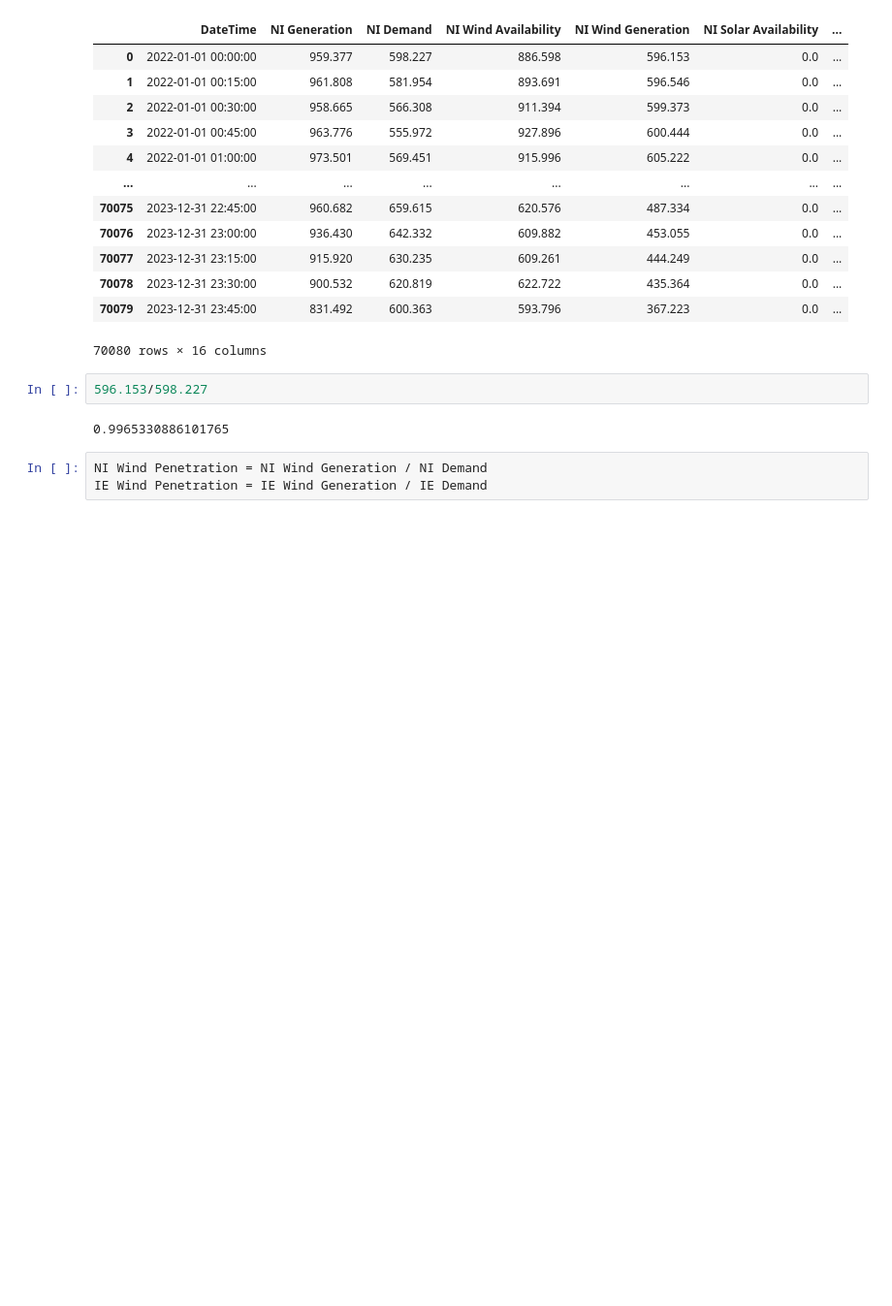
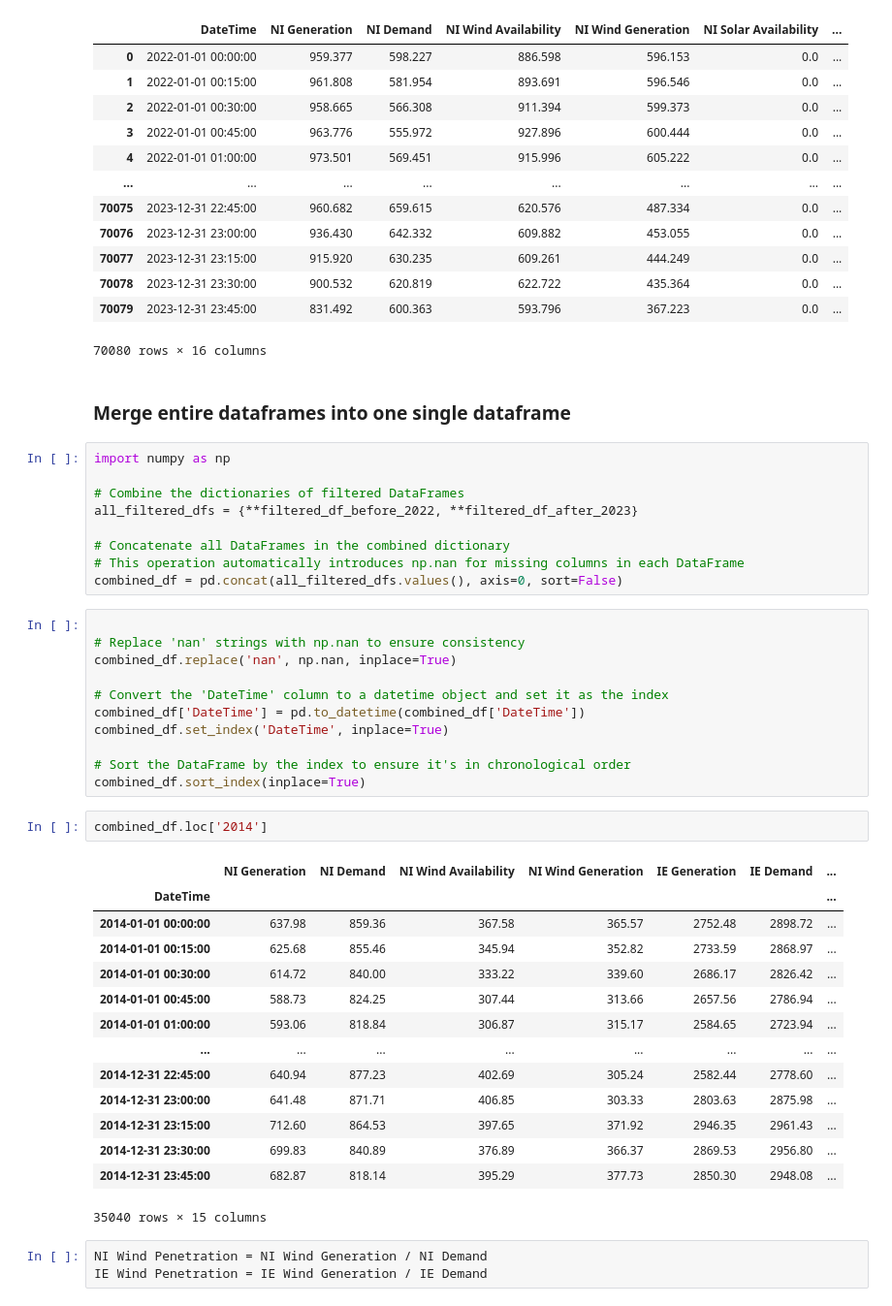
Before and after one commit to SaM-92/DataInsightChatbot, a Jupyter notebook: PoC_nb.ipynb, the cells around one changed output. Shown: that part at 97% size. Cells and saved outputs as stored; diff of their text form; blank space fills up the shorter version.

Commit message:
Concatenate all DataFrames into single one for better data handling

```diff
--- a/PoC_nb.ipynb
+++ b/PoC_nb.ipynb
@@ -164,10 +164,45 @@ filtered_df_after_2023['df_2022_2023_filtered']
 | 70078 | 2023-12-31 23:30:00 | 900.532 | 620.819 | 622.722 | 435.364 | 0.0 | ... |
 | 70079 | 2023-12-31 23:45:00 | 831.492 | 600.363 | 593.796 | 367.223 | 0.0 | ... |
 70080 rows × 16 columns
-# %%
-596.153/598.227
-# %% [output]
-0.9965330886101765
+# %% [markdown]
+### Merge entire dataframes into one single dataframe
+# %%
+import numpy as np
+
+# Combine the dictionaries of filtered DataFrames
+all_filtered_dfs = {**filtered_df_before_2022, **filtered_df_after_2023}
+
+# Concatenate all DataFrames in the combined dictionary
+# This operation automatically introduces np.nan for missing columns in each DataFrame
+combined_df = pd.concat(all_filtered_dfs.values(), axis=0, sort=False)
+# %%
+
+# Replace 'nan' strings with np.nan to ensure consistency
+combined_df.replace('nan', np.nan, inplace=True)
+
+# Convert the 'DateTime' column to a datetime object and set it as the index
+combined_df['DateTime'] = pd.to_datetime(combined_df['DateTime'])
+combined_df.set_index('DateTime', inplace=True)
+
+# Sort the DataFrame by the index to ensure it's in chronological order
+combined_df.sort_index(inplace=True)
+# %%
+combined_df.loc['2014']
+# %% [output]
+|  | NI Generation | NI Demand | NI Wind Availability | NI Wind Generation | IE Generation | IE Demand | ... |
+| DateTime |  |  |  |  |  |  | ... |
+| 2014-01-01 00:00:00 | 637.98 | 859.36 | 367.58 | 365.57 | 2752.48 | 2898.72 | ... |
+| 2014-01-01 00:15:00 | 625.68 | 855.46 | 345.94 | 352.82 | 2733.59 | 2868.97 | ... |
+| 2014-01-01 00:30:00 | 614.72 | 840.00 | 333.22 | 339.60 | 2686.17 | 2826.42 | ... |
+| 2014-01-01 00:45:00 | 588.73 | 824.25 | 307.44 | 313.66 | 2657.56 | 2786.94 | ... |
+| 2014-01-01 01:00:00 | 593.06 | 818.84 | 306.87 | 315.17 | 2584.65 | 2723.94 | ... |
+| ... | ... | ... | ... | ... | ... | ... | ... |
+| 2014-12-31 22:45:00 | 640.94 | 877.23 | 402.69 | 305.24 | 2582.44 | 2778.60 | ... |
+| 2014-12-31 23:00:00 | 641.48 | 871.71 | 406.85 | 303.33 | 2803.63 | 2875.98 | ... |
+| 2014-12-31 23:15:00 | 712.60 | 864.53 | 397.65 | 371.92 | 2946.35 | 2961.43 | ... |
+| 2014-12-31 23:30:00 | 699.83 | 840.89 | 376.89 | 366.37 | 2869.53 | 2956.80 | ... |
+| 2014-12-31 23:45:00 | 682.87 | 818.14 | 395.29 | 377.73 | 2850.30 | 2948.08 | ... |
+35040 rows × 15 columns
 # %%
 NI Wind Penetration = NI Wind Generation / NI Demand
 IE Wind Penetration = IE Wind Generation / IE Demand
```
